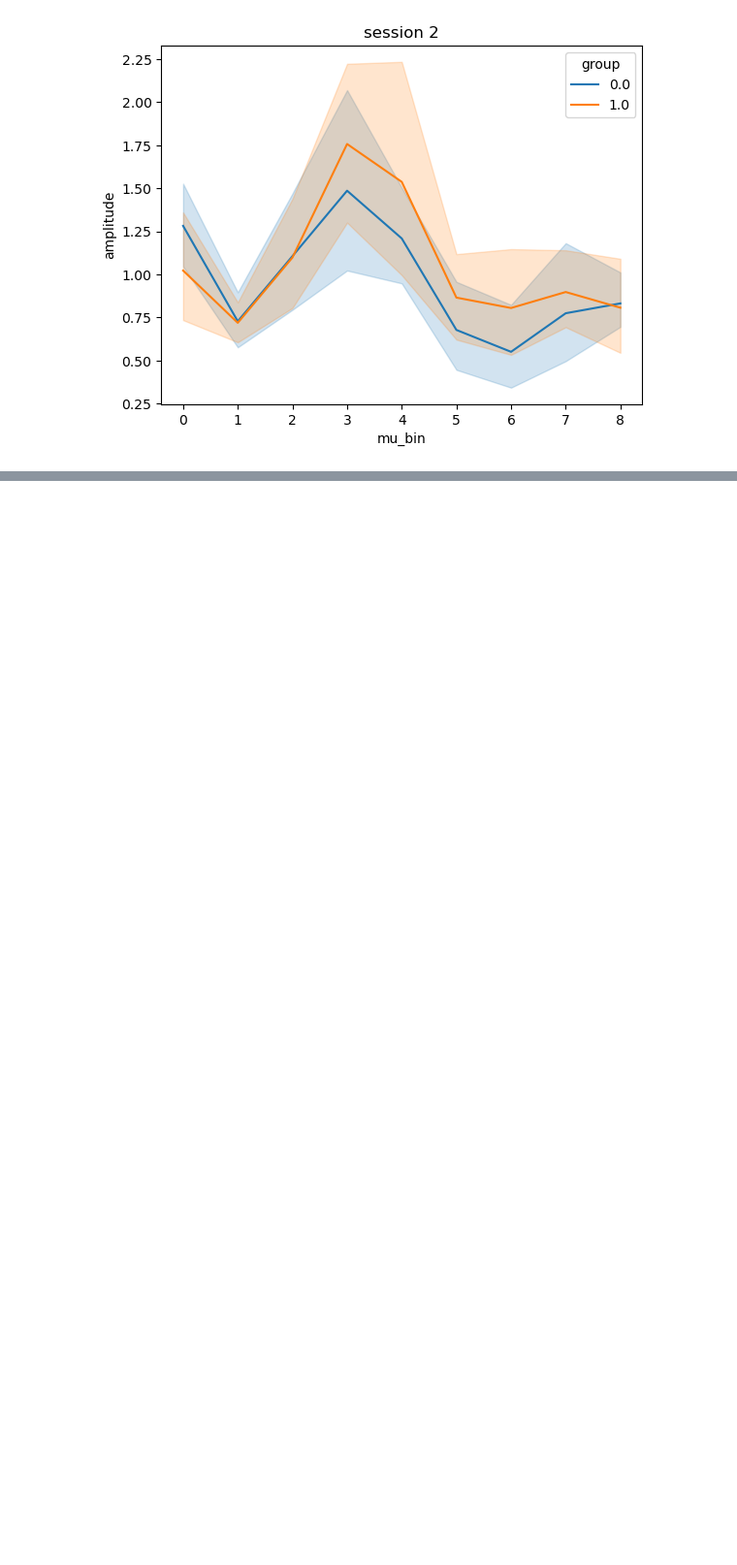
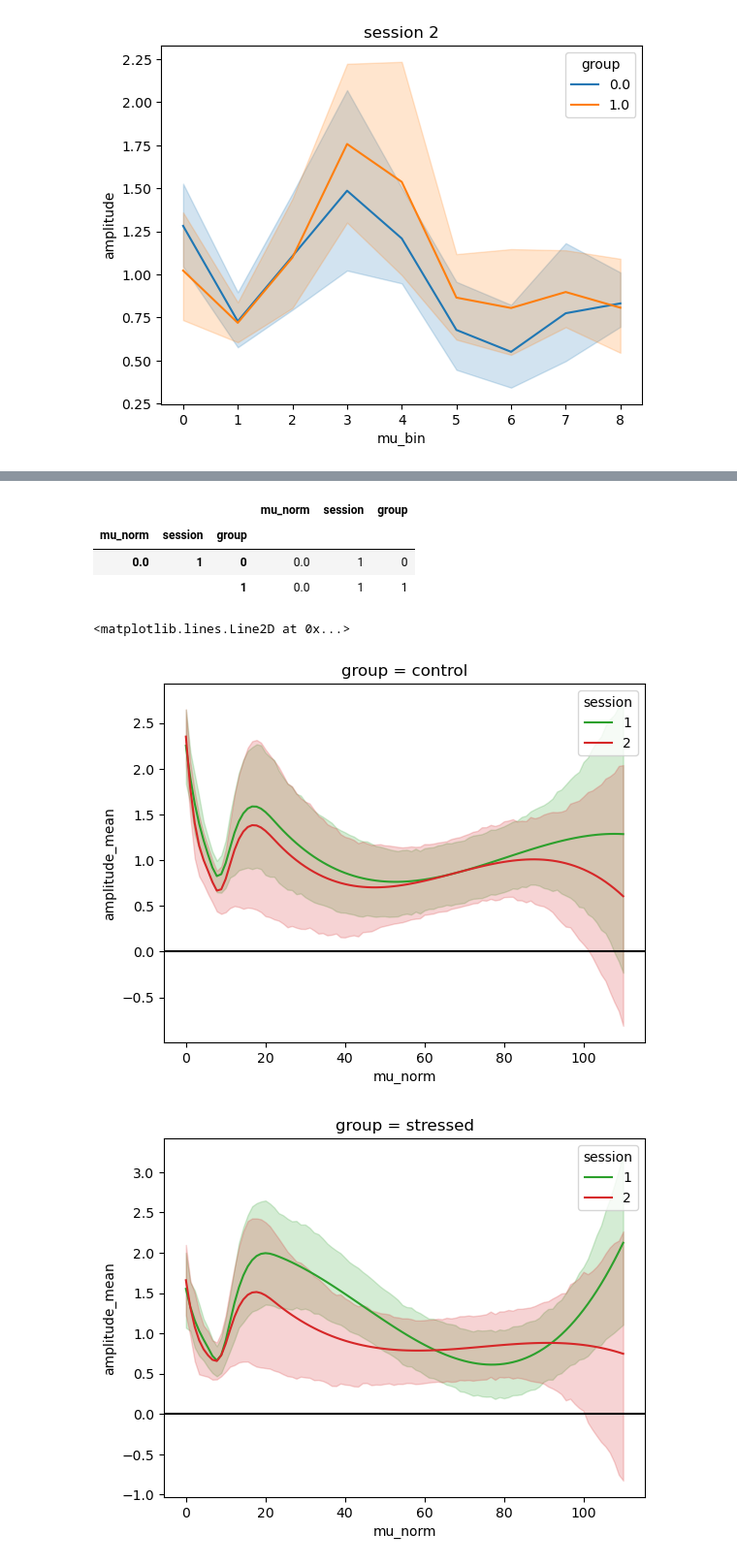
Before and after one commit to Gilles86/stress_risk, a Jupyter notebook: stress_risk/analyse_results/encoding_params_modeling.ipynb, the cells around one changed output, grey strips where cells are left out. Shown: that part at 97% size. Saved outputs shown, nothing was run; the diff lists cells and outputs as text; code cells hidden in the pictures; blank space fills up the shorter version.

```diff
--- a/stress_risk/analyse_results/encoding_params_modeling.ipynb
+++ b/stress_risk/analyse_results/encoding_params_modeling.ipynb
@@ -104,9 +63,13 @@ Priors:
 # %%
+# fit
 import bambi as bmb
-df = pars
-reg = 'mu_bin'
-model = bmb.Model(f'amplitude ~ bs({reg}, df=7)*C(session)*C(group)+(bs({reg}, df=7)*C(session)|subject)', data=df.reset_index)
+
+temp = df[df['mu_norm'] < 110] # filter out too large mus # .dropna(axis=0)
+reg = 'mu_norm'
+model = bmb.Model(f'amplitude ~ bs({reg}, df=7)*C(session)*C(group)+(bs({reg}, df=7)*C(session)|subject)', data=temp)
 idata = model.fit()
+
+idata.to_netcdf('/Volumes/mrenkeED/data/ds-stressrisk/derivatives/hierachical_models/encoding_params_amplitude-mu_spline-regression_mu-norm<110.netcdf')
 # %% [output]
 Auto-assigning NUTS sampler...
 Initializing NUTS using jitter+adapt_diag...
@@ -207,0 +110,41 @@ Coordinates:
+# %%
+test_x = pd.Series(np.linspace(0, 110, 100), name='mu_norm')
+categories1 = pd.Series([1,2], name='session')
+categories2 = pd.Series([0,1], name='group')
+
+
+test_data = pd.MultiIndex.from_product([test_x, categories1,categories2]).to_frame()
+test_data.head(2)
+# %% [output]
+|  |  |  | mu_norm | session | group |
+| mu_norm | session | group |  |  |  |
+| 0.0 | 1 | 0 | 0.0 | 1 | 0 |
+|  |  | 1 | 0.0 | 1 | 1 |
+# %%
+predictions = model.predict(traces, data=test_data, include_group_specific=False, inplace=False)
+
+predictions = predictions.posterior['amplitude_mean'].to_dataframe().unstack(['chain', 'draw'])
+predictions.index = test_data.index
+predictions = predictions.stack(['chain', 'draw'])
+# %%
+import arviz as az
+def get_hdi(d, ci=0.95):
+    return az.hdi(d.values, hdi_prob=ci)
+# %%
+import matplotlib.pyplot as plt
+sns.lineplot(data=predictions.xs(0,0,'group').reset_index(), x='mu_norm', y='amplitude_mean', hue='session',palette=sns.color_palette()[2:], errorbar=get_hdi)
+plt.title('group = control')
+plt.axhline(0, color='black')
+
+#plt.ylim(-25, 25)
+plt.figure()
+sns.lineplot(data=predictions.xs(1,0,'group').reset_index(), x='mu_norm', y='amplitude_mean', hue='session',palette=sns.color_palette()[2:], errorbar=get_hdi)
+plt.title('group = stressed')
+plt.axhline(0, color='black')
+
+
+#plt.ylim(-25, 25)
+# %% [output]
+<matplotlib.lines.Line2D at 0x...>
+[figure, added]
+[figure, added]
```
Also changed, not shown: parts of 25 cells of this notebook, 11 other files.
